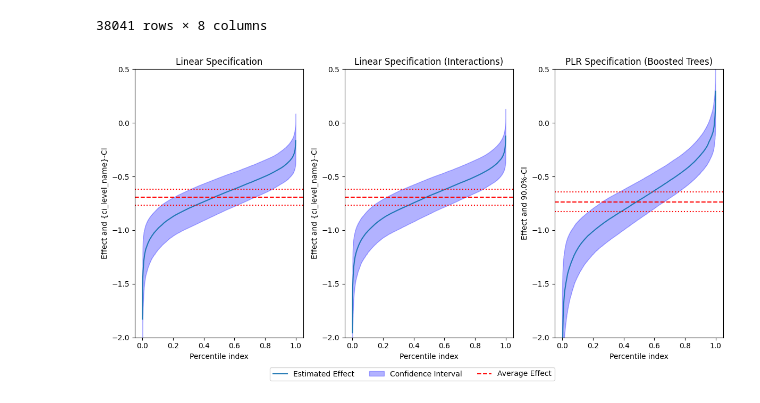
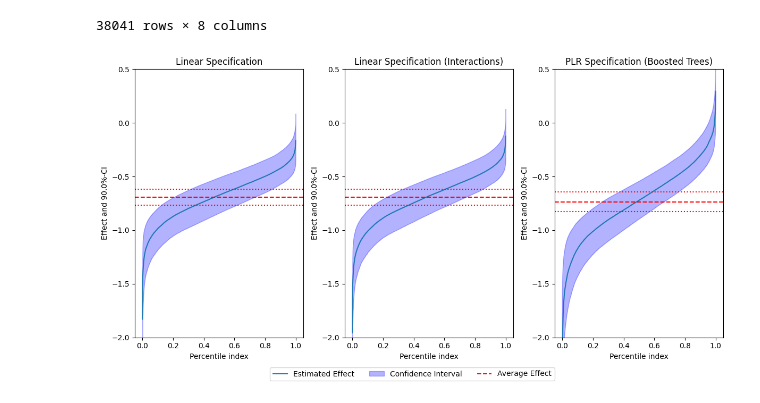
Before and after one commit to JanTeichertKluge/demand-analysis-repro, a Jupyter notebook: main/code/04_evaluation.ipynb, the cells around one changed output. Drawn from its saved outputs; the diff is of its cells as text; code cells hidden in the pictures.

```diff
--- a/main/code/04_evaluation.ipynb
+++ b/main/code/04_evaluation.ipynb
@@ -37,7 +37,7 @@ palette = sns.color_palette("colorblind")
 confidence_level = 0.9
 ci_level_name, ci_names = get_cis(confidence_level)
 
-output_dir = "output_dynamic_level_model_v01"
+output_dir = "../output/04_evaluation"
 Path(output_dir).mkdir(parents=True, exist_ok=True)
 # %% [output]
 Confidence Level: 90.0%
@@ -1274,7 +1144,7 @@ ax0.axhline(y=lm_intercept_ci[0], color="r", linestyle="dotted")
 ax0.axhline(y=lm_intercept_ci[1], color="r", linestyle="dotted")
 ax0.set_title("Linear Specification")
 ax0.set_xlabel("Percentile index")
-ax0.set_ylabel("Effect and {ci_level_name}-CI")
+ax0.set_ylabel(f"Effect and {ci_level_name}-CI")
 ax0.set_ylim(y_min, y_max)
 ax1 = axs[i, 1]
 ax1.plot(
@@ -1304,7 +1174,7 @@ ax1.axhline(y=tab_dml_intercept_ci[0], color="r", linestyle="dotted")
 ax1.axhline(y=tab_dml_intercept_ci[1], color="r", linestyle="dotted")
 ax1.set_title("Linear Specification (Interactions)")
 ax1.set_xlabel("Percentile index")
-ax1.set_ylabel("Effect and {ci_level_name}-CI")
+ax1.set_ylabel(f"Effect and {ci_level_name}-CI")
 ax1.set_ylim(y_min, y_max)
 
 ax2 = axs[i, 2]
@@ -1324,34 +1194,34 @@ ax2.fill_between(
 if uniform_ci:
     ax2.fill_between(
         percentiles_idx_full,
         df_deep_dml_ci_joint_sorted[ci_names[0]],
         df_deep_dml_ci_joint_sorted[ci_names[1]],
         color="b",
         alpha=0.1,
         label="Uniform Confidence Interval",
     )
 ax2.axhline(y=deep_dml_intercept, color="r", linestyle="--", label="Average Effect")
 ax2.axhline(y=deep_dml_intercept_ci[0], color="r", linestyle="dotted")
 ax2.axhline(y=deep_dml_intercept_ci[1], color="r", linestyle="dotted")
 
 ax2.set_title("PLR Specification (Boosted Trees)")
 ax2.set_xlabel("Percentile index")
 ax2.set_ylabel(f"Effect and {ci_level_name}-CI")
 ax2.set_ylim(y_min, y_max)
 
 # Create a single legend for all plots and place it at the lower center
 handles, labels = axs[
     -1, 1
 ].get_legend_handles_labels()  # Collect handles and labels from the last subplot
 fig.legend(handles, labels, loc="lower center", bbox_to_anchor=(0.5, -0.05), ncol=4)
 # Adjust layout to make space for the legend
 plt.tight_layout(rect=[0, 0.0, 1, 1])  # Leave space at the bottom for the legend
 
 # Save the figure with tight bounding box to include the legend
 plt.savefig(os.path.join(output_dir, "cluster_sorted_effects.png"), bbox_inches="tight")
 plt.show()
 # %% [output]
-[figure, old version]
+[figure, new version]
 # %%
 quantiles = np.arange(start=0.01, stop=1, step=0.01)
 m = len(quantiles)
```
Also changed, not shown: parts of 31 cells of this notebook, 10 other files.
